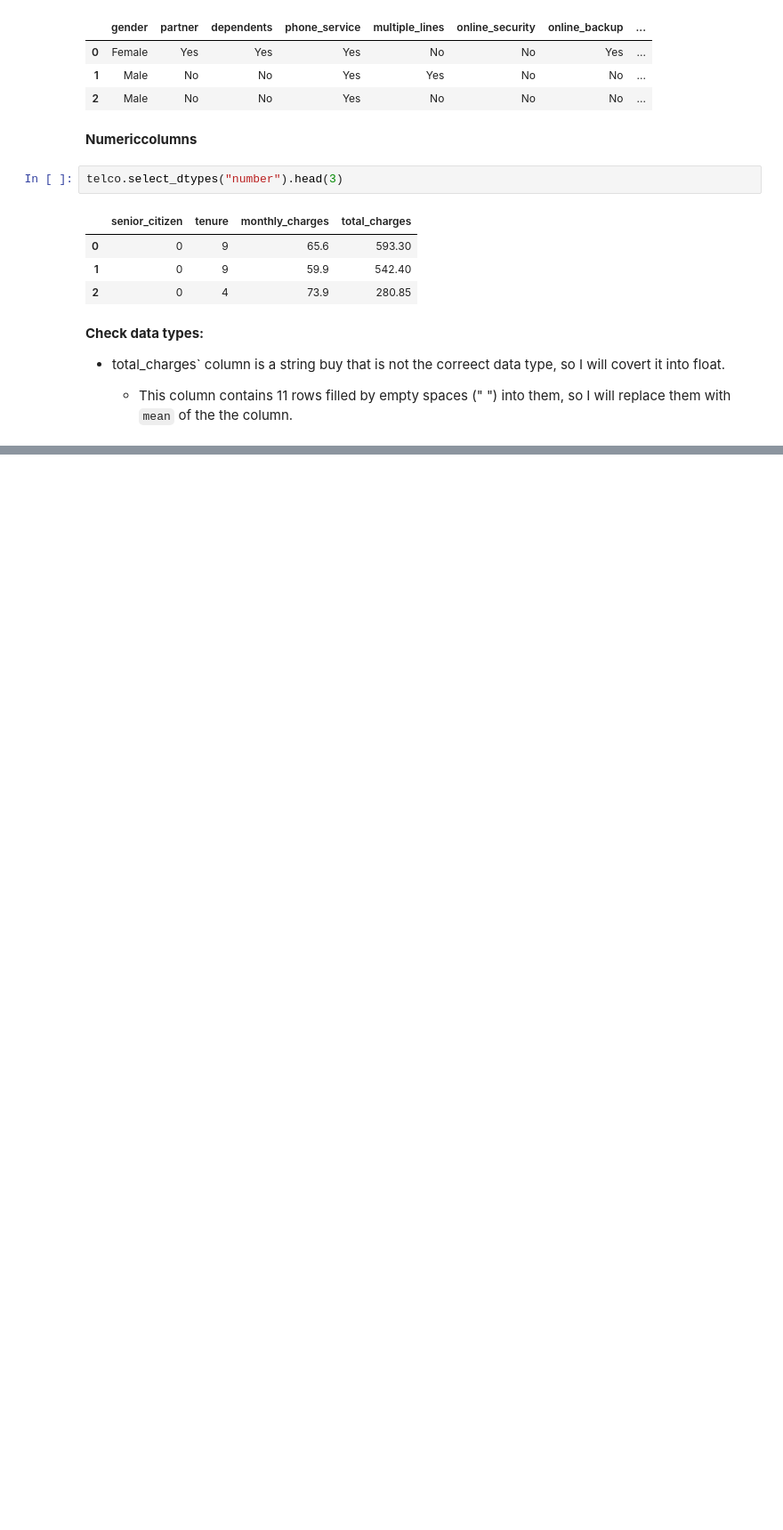
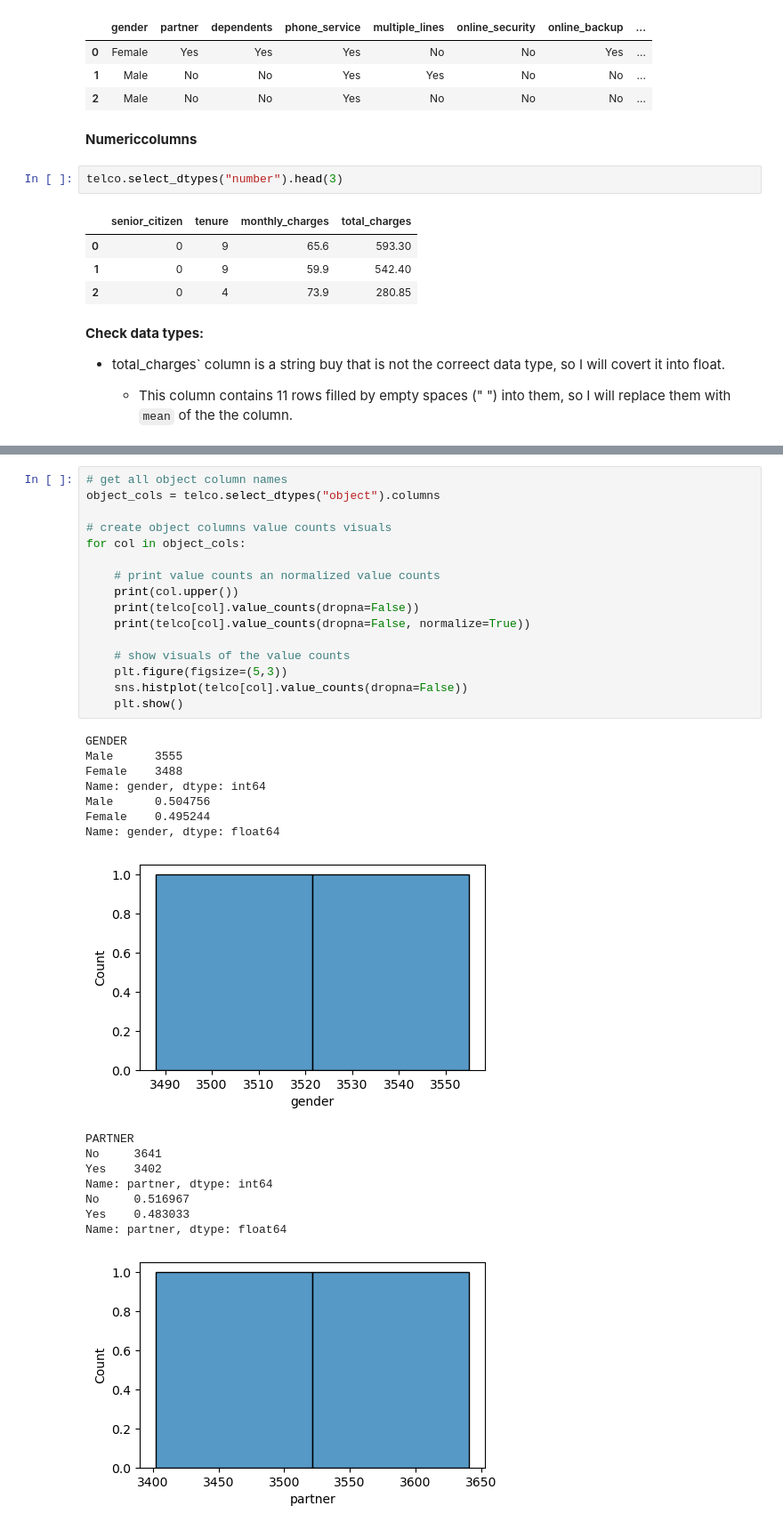
Before and after one commit to MigashaneVictoire/telco_churn_classification_project, a Jupyter notebook: prepare_work_file.ipynb, the cells around one changed output, grey strips where cells are left out. Shown: that part at 89% size. Cells and saved outputs as stored; diff of their text form; blank space fills up the shorter version.

```diff
--- a/prepare_work_file.ipynb
+++ b/prepare_work_file.ipynb
@@ -167,0 +258,33 @@ numrics_cols = telco.select_dtypes("number")
+# %%
+# get all object column names
+object_cols = telco.select_dtypes("object").columns
+
+# create object columns value counts visuals
+for col in object_cols:
+
+    # print value counts an normalized value counts
+    print(col.upper())
+    print(telco[col].value_counts(dropna=False))
+    print(telco[col].value_counts(dropna=False, normalize=True))
+
+    # show visuals of the value counts
+    plt.figure(figsize=(5,3))
+    sns.histplot(telco[col].value_counts(dropna=False))
+    plt.show()
+# %% [output]
+GENDER
+Male      3555
+Female    3488
+Name: gender, dtype: int64
+Male      0.504756
+Female    0.495244
+Name: gender, dtype: float64
+[figure, added]
+PARTNER
+No     3641
+Yes    3402
+Name: partner, dtype: int64
+No     0.516967
+Yes    0.483033
+Name: partner, dtype: float64
+[figure, added]
```
Also changed, not shown: parts of 20 cells of this notebook, 2 other files.
